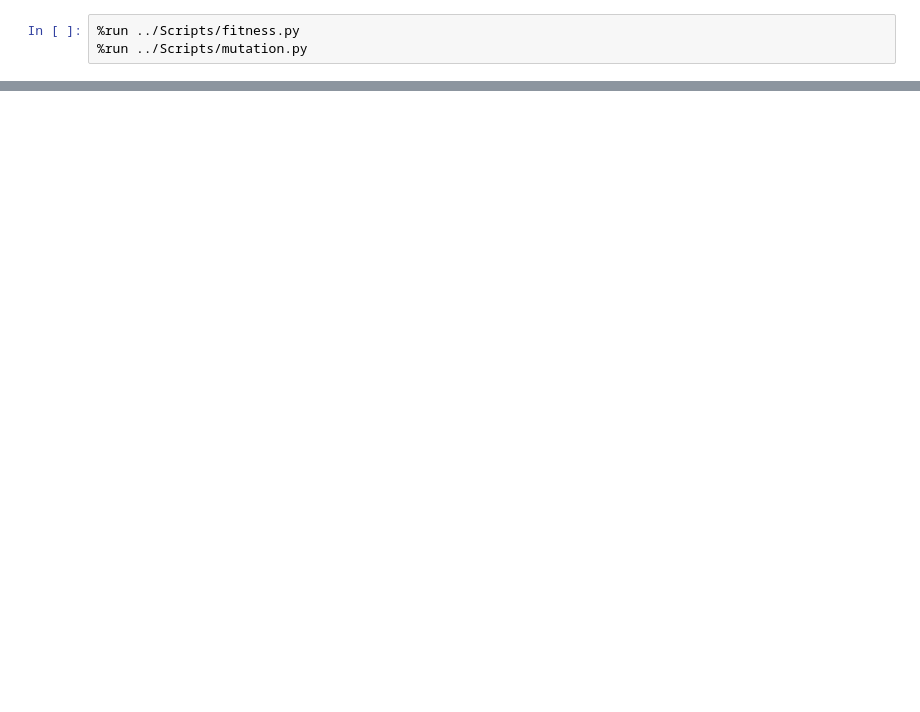
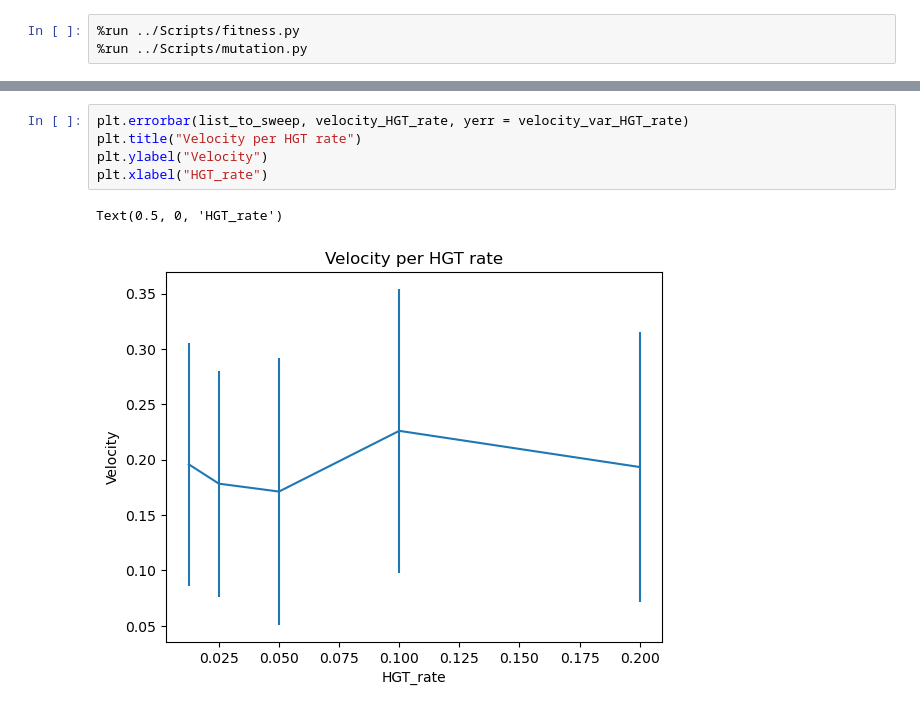
Before and after one commit to zhizhang1445/CRISPR_Sim, a Jupyter notebook: Analysis/HGTAnal.ipynb, the cells around one changed output, grey strips where cells are left out. Drawn from its saved outputs; the diff is of its cells as text; blank space fills up the shorter version.

```diff
--- a/Analysis/HGTAnal.ipynb
+++ b/Analysis/HGTAnal.ipynb
@@ -189,0 +113,8 @@ plt.plot(entropy_change_mu)
+# %%
+plt.errorbar(list_to_sweep, velocity_HGT_rate, yerr = velocity_var_HGT_rate)
+plt.title("Velocity per HGT rate")
+plt.ylabel("Velocity")
+plt.xlabel("HGT_rate")
+# %% [output]
+Text(0.5, 0, 'HGT_rate')
+[figure, added]
```
Also changed, not shown: parts of 27 cells of this notebook, 10 other files.
